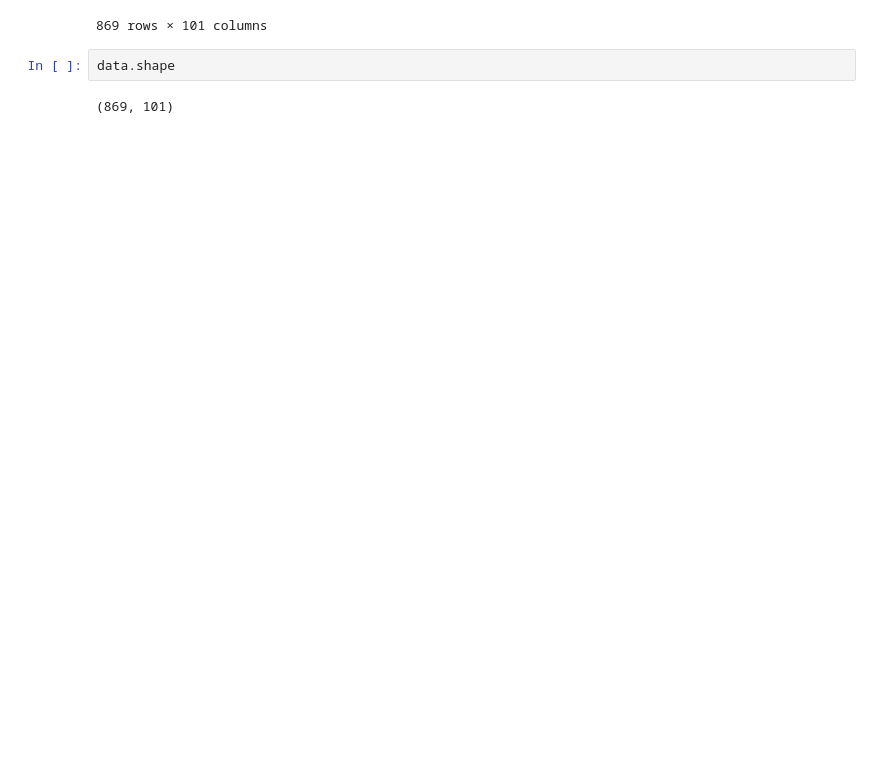
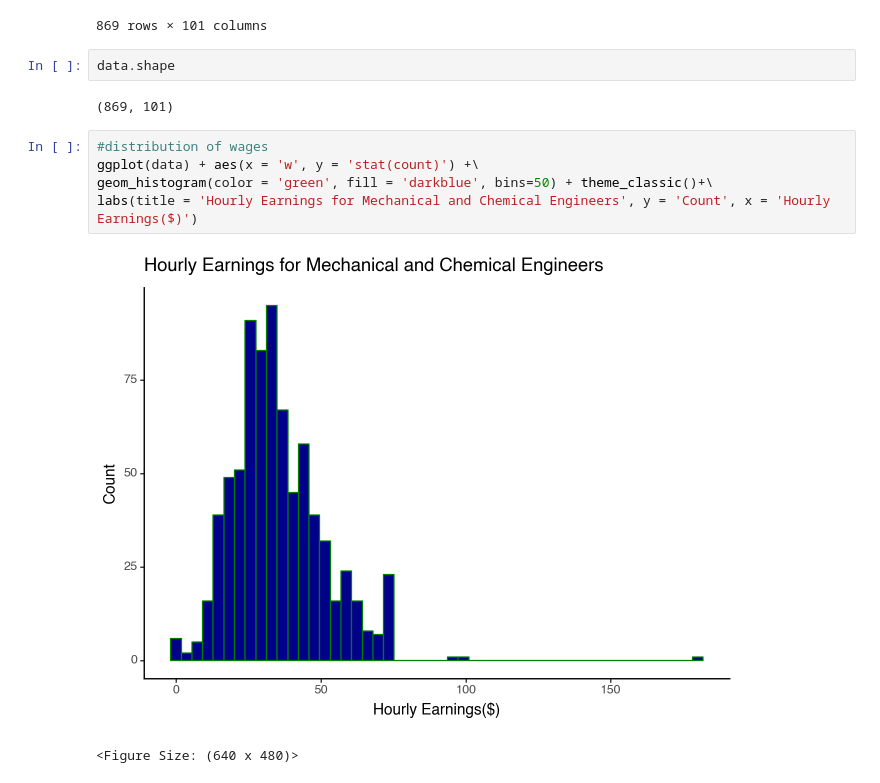
Before and after one commit to corinne167225/DataAnalysis2, a Jupyter notebook: Assignment1.ipynb, the cells around one changed output. Saved outputs shown, nothing was run; the diff lists cells and outputs as text; blank space fills up the shorter version.

Commit message:
wages by education graphs and data inspection

```diff
--- a/Assignment1.ipynb
+++ b/Assignment1.ipynb
@@ -112,3 +112,11 @@ data
 data.shape
 # %% [output]
 (869, 101)
+# %%
+#distribution of wages
+ggplot(data) + aes(x = 'w', y = 'stat(count)') +\
+geom_histogram(color = 'green', fill = 'darkblue', bins=50) + theme_classic()+\
+labs(title = 'Hourly Earnings for Mechanical and Chemical Engineers', y = 'Count', x = 'Hourly Earnings($)')
+# %% [output]
+[figure, added]
+<Figure Size: (640 x 480)>
```
Also changed, not shown: parts of 7 cells of this notebook.
